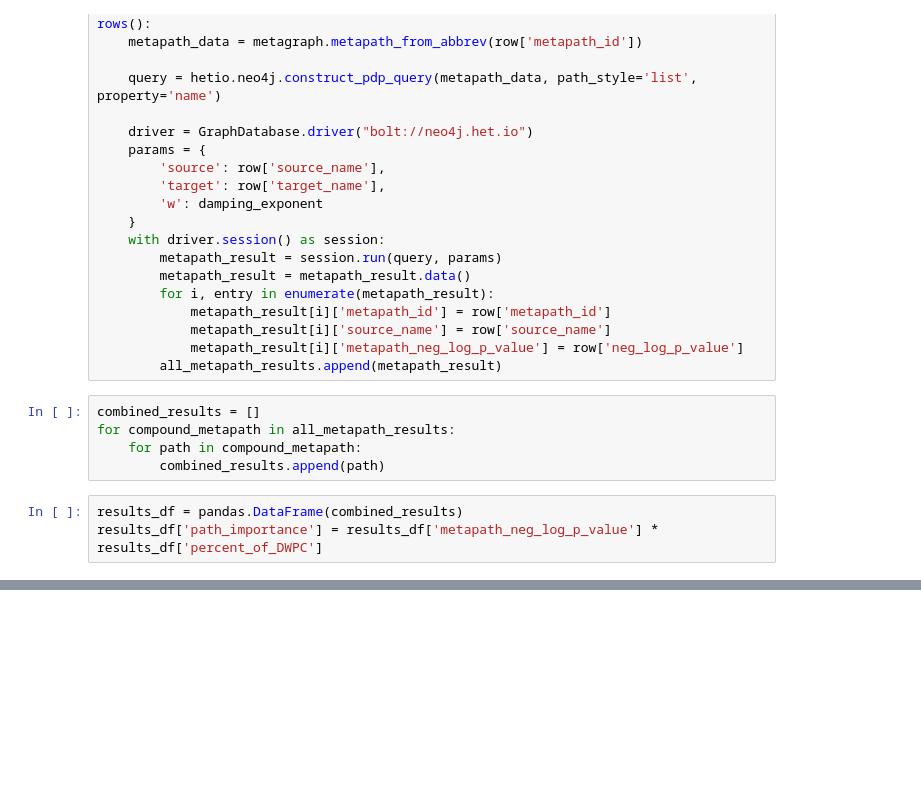
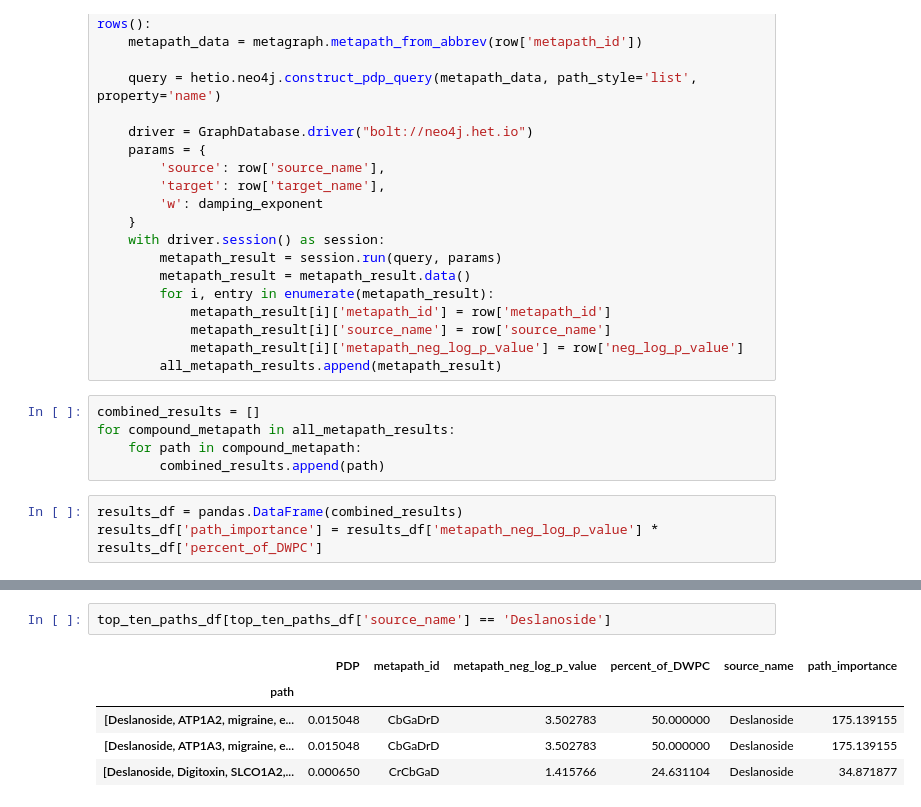
Before and after one commit to greenelab/connectivity-search-analyses, a Jupyter notebook: explore/Supervised_Unsupervised_Corner_Cases.ipynb, the cells around one changed output, grey strips where cells are left out. Saved outputs shown, nothing was run; the diff lists cells and outputs as text; blank space fills up the shorter version.

```diff
--- a/explore/Supervised_Unsupervised_Corner_Cases.ipynb
+++ b/explore/Supervised_Unsupervised_Corner_Cases.ipynb
@@ -309,0 +297,8 @@ results_df.sort_values(by='path_importance', ascending=False).head(10).set_index
+# %%
+top_ten_paths_df[top_ten_paths_df['source_name'] == 'Deslanoside']
+# %% [output]
+|  | PDP | metapath_id | metapath_neg_log_p_value | percent_of_DWPC | source_name | path_importance |
+| path |  |  |  |  |  |  |
+| [Deslanoside, ATP1A2, migraine, e... | 0.015048 | CbGaDrD | 3.502783 | 50.000000 | Deslanoside | 175.139155 |
+| [Deslanoside, ATP1A3, migraine, e... | 0.015048 | CbGaDrD | 3.502783 | 50.000000 | Deslanoside | 175.139155 |
+| [Deslanoside, Digitoxin, SLCO1A2,... | 0.000650 | CrCbGaD | 1.415766 | 24.631104 | Deslanoside | 34.871877 |
```
Also changed, not shown: parts of 8 cells of this notebook.
